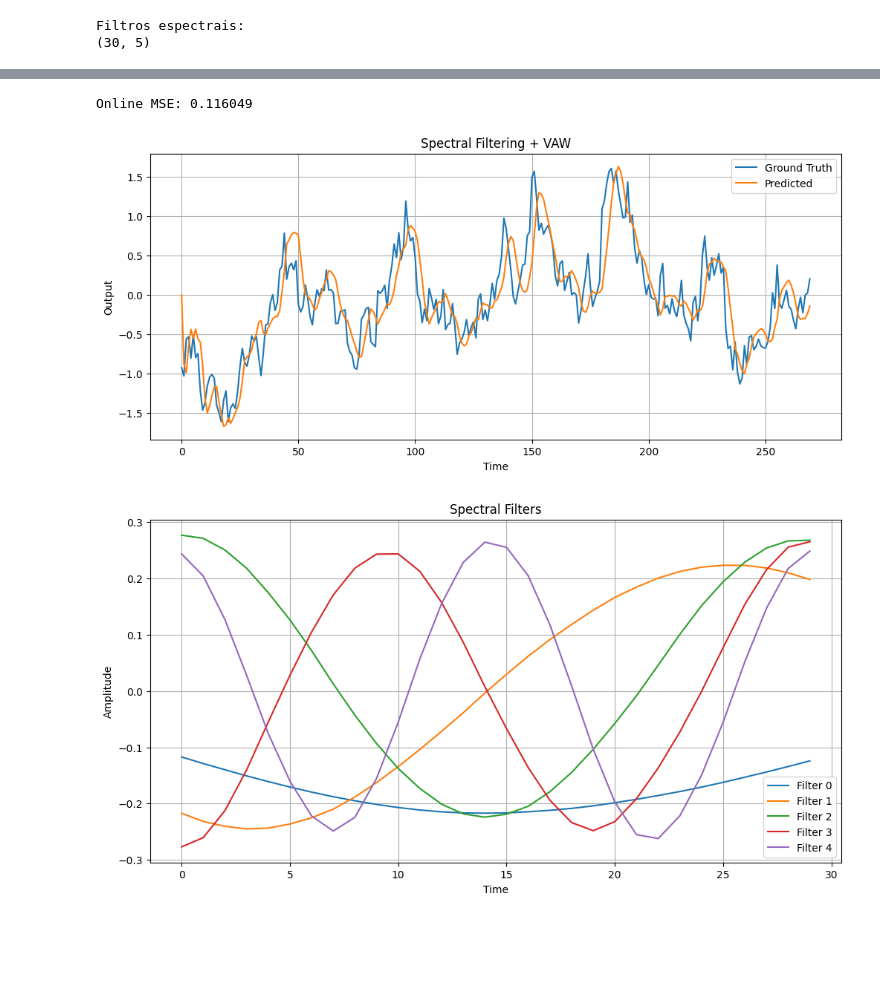
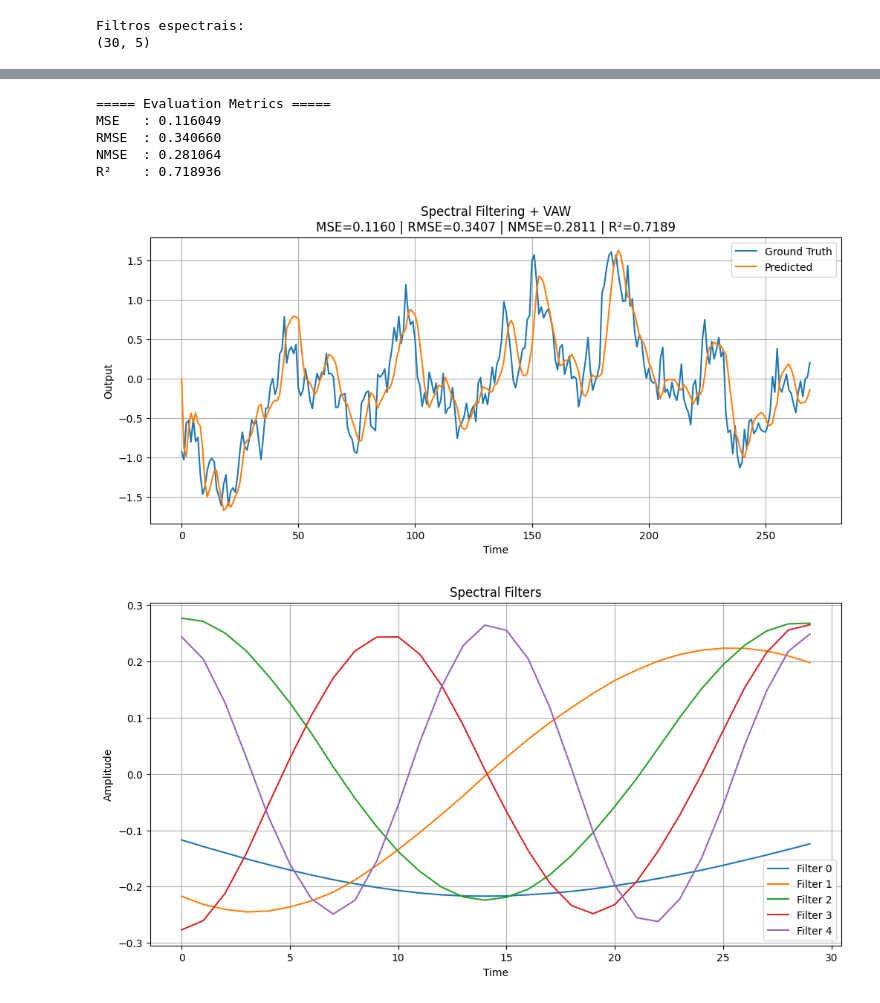
Before and after one commit to RicksonMonteiroML/spectral-Filtering-with-vaw, a Jupyter notebook: notebooks/00_introduction_spectral_filtering_with_vaw.ipynb, the cells around one changed output, grey strips where cells are left out. Cells and saved outputs as stored; diff of their text form; code cells hidden in the pictures; blank space fills up the shorter version.

```diff
--- a/notebooks/00_introduction_spectral_filtering_with_vaw.ipynb
+++ b/notebooks/00_introduction_spectral_filtering_with_vaw.ipynb
@@ -143,19 +143,19 @@ Without this transformation, extracting dominant temporal modes from the signal
 # 2. Constructing the Hankel matrix
 # ============================================================
 
-def hankel_matrix(signal, hankel_size):
+def hankel_matrix(y, x, hankel_size):
     """
     Creates a temporal Hankel matrix.
     """
-    N = len(signal) - hankel_size
+    N = len(y) - hankel_size
 
     H = np.zeros((hankel_size, N))
 
     for i in range(hankel_size):
-        H[i] = signal[i:i + N].flatten()
+        H[i] = y[i:i + N].flatten()
 
     return H
 
-hankel_size = 30
+hankel_size = 30 #why 30? Because we want to capture the dynamics over a window of 30 time steps, which is a common choice for many dynamical systems. It provides a good balance between capturing enough temporal information and keeping the matrix size manageable for SVD.
 
 H = hankel_matrix(y, hankel_size)
@@ -255,7 +493,7 @@ class VAWRegressor:
         self.dim = dim
 
         # Covariance matrix
-        self.A = alpha * np.eye(dim)
+        self.covar = alpha * np.eye(dim)
 
         # Accumulated target vector
         self.b = np.zeros(dim)
@@ -270,8 +508,8 @@ class VAWRegressor:
 
         # Recursive Least Squares-style update
 
-        self.A += np.outer(x, x)
+        self.covar += np.outer(x, x) # update covariance matrix
 
         self.b += y * x
 
-        self.w = np.linalg.solve(self.A, self.b)
+        self.w = np.linalg.solve(self.covar, self.b)
@@ -299,33 +572,62 @@ preds = np.array(preds)
 # %%
 # ============================================================
 # 7. Metrics
 # ============================================================
 
+# Mean Squared Error
 mse = np.mean((preds - y_target) ** 2)
 
-print(f"\nOnline MSE: {mse:.6f}")
+# Root Mean Squared Error
+rmse = np.sqrt(mse)
+
+# Variance of the target signal
+signal_variance = np.var(y_target)
+
+# Normalized Mean Squared Error
+nmse = mse / signal_variance
+
+# R² Score
+r2 = 1 - (
+    np.sum((y_target - preds) ** 2) /
+    np.sum((y_target - np.mean(y_target)) ** 2)
+)
+
+print("\n===== Evaluation Metrics =====")
+print(f"MSE   : {mse:.6f}")
+print(f"RMSE  : {rmse:.6f}")
+print(f"NMSE  : {nmse:.6f}")
+print(f"R²    : {r2:.6f}")
 
 # ============================================================
 # 8. Visualization
 # ============================================================
 
 plt.figure(figsize=(12, 5))
 
 plt.plot(y_target, label='Ground Truth')
 plt.plot(preds, label='Predicted')
 
-plt.title("Spectral Filtering + VAW")
+plt.title(
+    f"Spectral Filtering + VAW\n"
+    f"MSE={mse:.4f} | RMSE={rmse:.4f} | "
+    f"NMSE={nmse:.4f} | R²={r2:.4f}"
+)
+
 plt.xlabel("Time")
 plt.ylabel("Output")
 
 plt.legend()
 
 plt.grid(True)
 
 plt.show()
 # %% [output]
-Online MSE: 0.116049
+===== Evaluation Metrics =====
+MSE   : 0.116049
+RMSE  : 0.340660
+NMSE  : 0.281064
+R²    : 0.718936
-[figure, old version]
+[figure, new version]
 # %%
 
 # ============================================================
```
Also changed, not shown: parts of 13 cells of this notebook.
